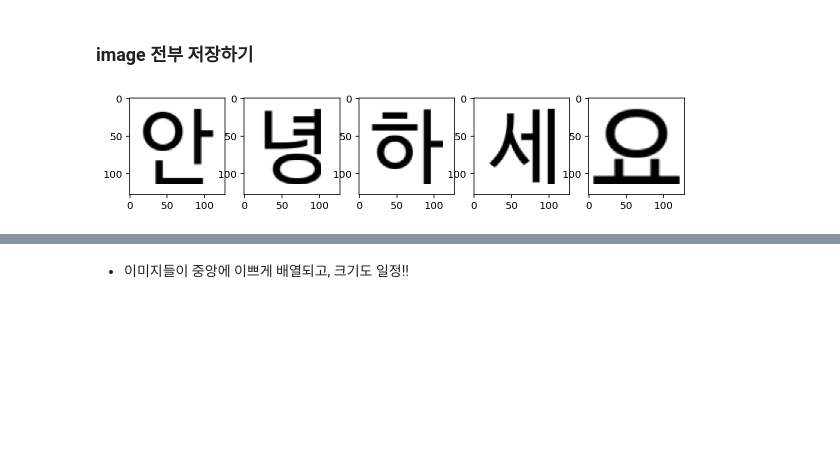
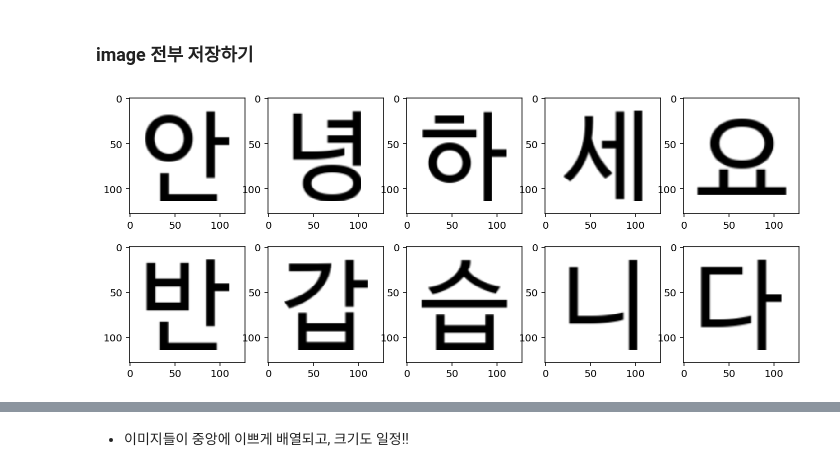
Before and after one commit to jeina7/GAN-handwriting-styler, a Jupyter notebook: 16_interpolation_making_sentence.ipynb, the cells around one changed output, grey strips where cells are left out. Cells and saved outputs as stored; diff of their text form; code cells hidden in the pictures; blank space fills up the shorter version.

```diff
--- a/16_interpolation_making_sentence.ipynb
+++ b/16_interpolation_making_sentence.ipynb
@@ -30,7 +30,7 @@ True
 # %%
 FONTS_NUM = 25
 EMBEDDING_NUM = 100
-BATCH_SIZE = 5
+BATCH_SIZE = 30
 IMG_SIZE = 128
 EMBEDDING_DIM = 128
 
@@ -62,7 +62,7 @@ embeddings.shape
 # %% [output]
 torch.Size([100, 1, 1, 128])
 # %%
-font_filter = [14, 5, 11, 7, 0, 6, 8, 16, 19, 20, 15, 17, 10]
+font_filter = [14, 5, 7, 0, 6, 8, 16, 19, 20, 15, 17, 10]
 font_filter_plus = font_filter + [font_filter[0]]
 interpolated_font_ids = [(i, font_filter_plus[font_filter.index(i)+1]) for i in font_filter]
 print(len(interpolated_font_ids))
@@ -72,7 +72,7 @@ print(len(interpolated_font_ids))
 ### 원하는 문장 만들기
 - 문장을 charid로 변환
 # %%
-sentence = '안녕하세요'
+sentence = '안녕하세요반갑습니다'
 fixed_char_ids = chars_to_ids(sentence)
 fixed_char_ids
 # %% [output]
@@ -106,6 +106,6 @@ total batches: 13
 # %% [markdown]
 ### Grid: interpolation step
 # %%
-grids = [0., 0.5, 0.6, 0.7, 0.8]
+grids = [0., 0.4, 0.6, 0.8]
 print(len(grids))
 # %% [output]
@@ -128,15 +128,15 @@ grid_results = interpolation(data_provider, grids, fixed_char_ids, interpolated_
                              embeddings, En, De, batch_size=BATCH_SIZE, save_path=save_path, \
                              img_size=128, save_nrow=5, GPU=True)
 # %%
-fontid = interpolated_font_ids[0]
+fontid = interpolated_font_ids[4]
 
-plt.figure(figsize=(12, 9))
+plt.figure(figsize=(12, 5))
 idx = 1
 fake_images = np.array([grid_results[fontid][charid][0] for charid in fixed_char_ids])
 for image in fake_images:
-    plt.subplot(4, 6, idx)
+    plt.subplot(2, 5, idx)
     plt.imshow(image.cpu().detach().numpy().reshape(128, 128), cmap='gray')
     idx += 1
 plt.show()
 # %% [output]
-[figure, old version]
+[figure, new version]
```
Also changed, not shown: parts of 8 cells of this notebook.
